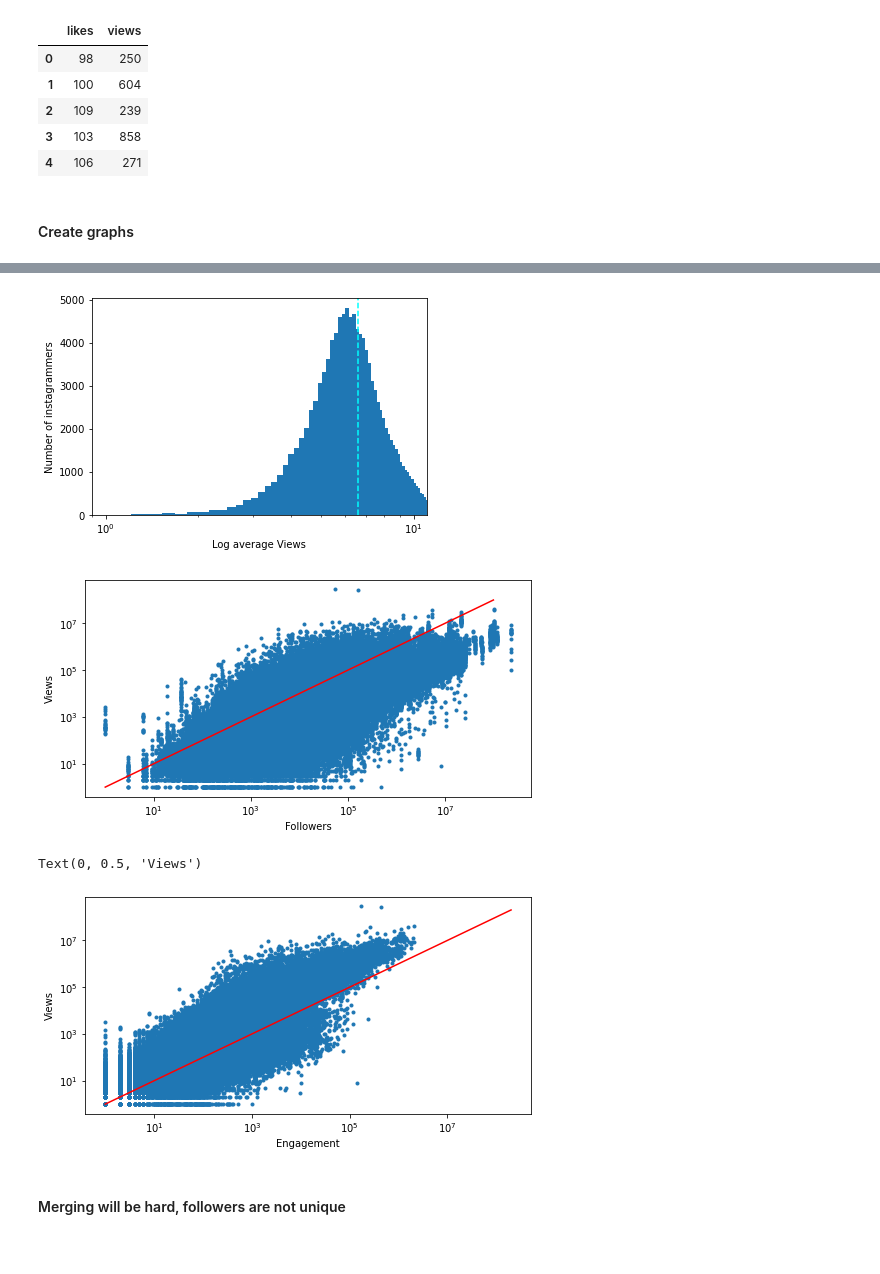
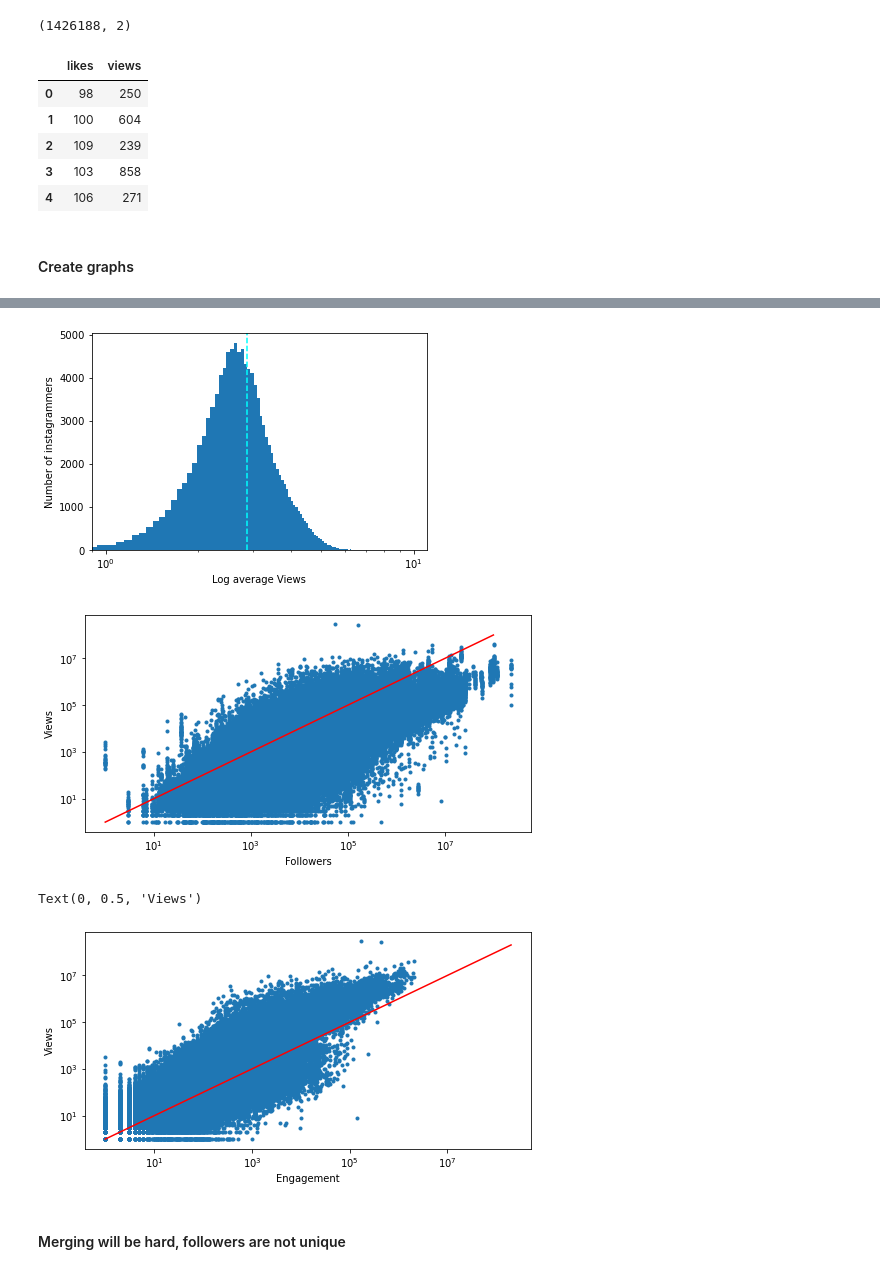
Before and after one commit to Frodl/Experiment_Design_Group12, a Jupyter notebook: instagram.ipynb, the cells around one changed output, grey strips where cells are left out. Saved outputs shown, nothing was run; the diff lists cells and outputs as text; code cells hidden in the pictures.

```diff
--- a/instagram.ipynb
+++ b/instagram.ipynb
@@ -40,8 +46,10 @@ follower.head()
 | 3 | 13178 | 858 |
 | 4 | 13178 | 271 |
 # %%
+print(likes.shape)
 likes.head()
 # %% [output]
+(1426188, 2)
 |  | likes | views |
 | 0 | 98 | 250 |
 | 1 | 100 | 604 |
@@ -51,8 +59,8 @@ likes.head()
 # %% [markdown]
 #### Create graphs
 # %%
-views_log = np.log(user["avg_views"])
-print("Mean views: {}".format(np.exp(views_log.mean())))
+views_log = np.log10(user["avg_views"])
+print("Mean views: {}".format(10**(views_log.mean())))
 plt.hist(views_log,bins=100)
 plt.axvline(x=views_log.mean(),linestyle='--',color='cyan')
 plt.xscale("log")
@@ -84,4 +92,4 @@ Mean views: 745.0688204134648
-[figure, old version]
+[figure, new version]
 [figure]
 Text(0, 0.5, 'Views')
 [figure]
```
Also changed, not shown: parts of 18 cells of this notebook.
